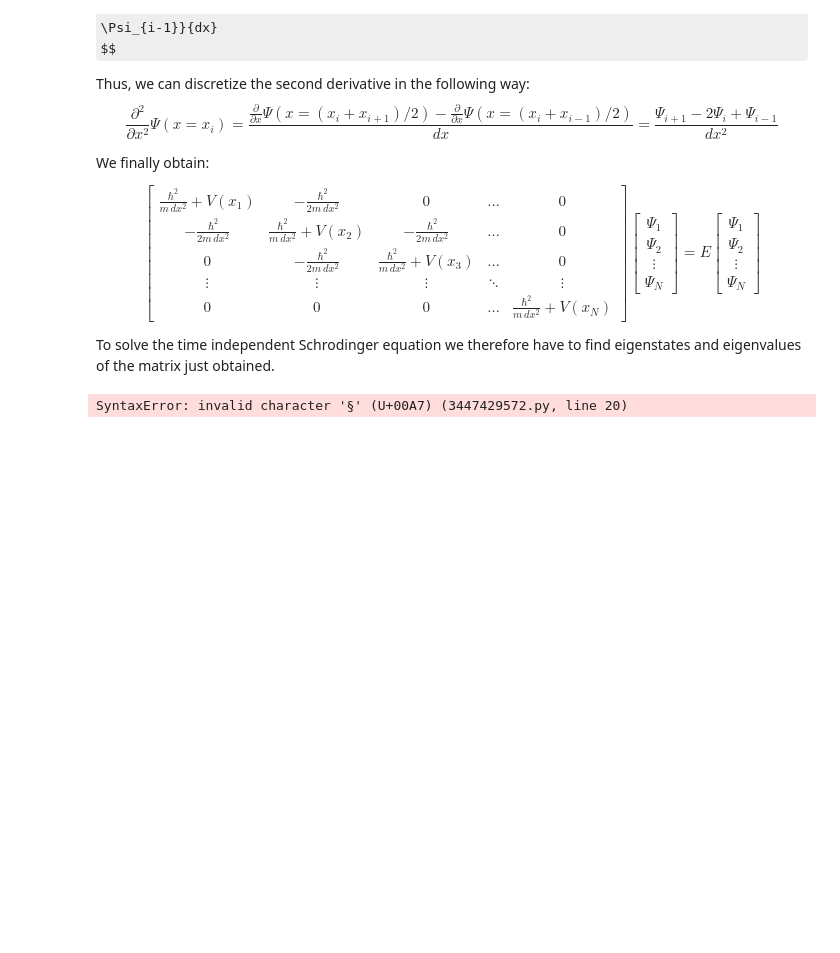
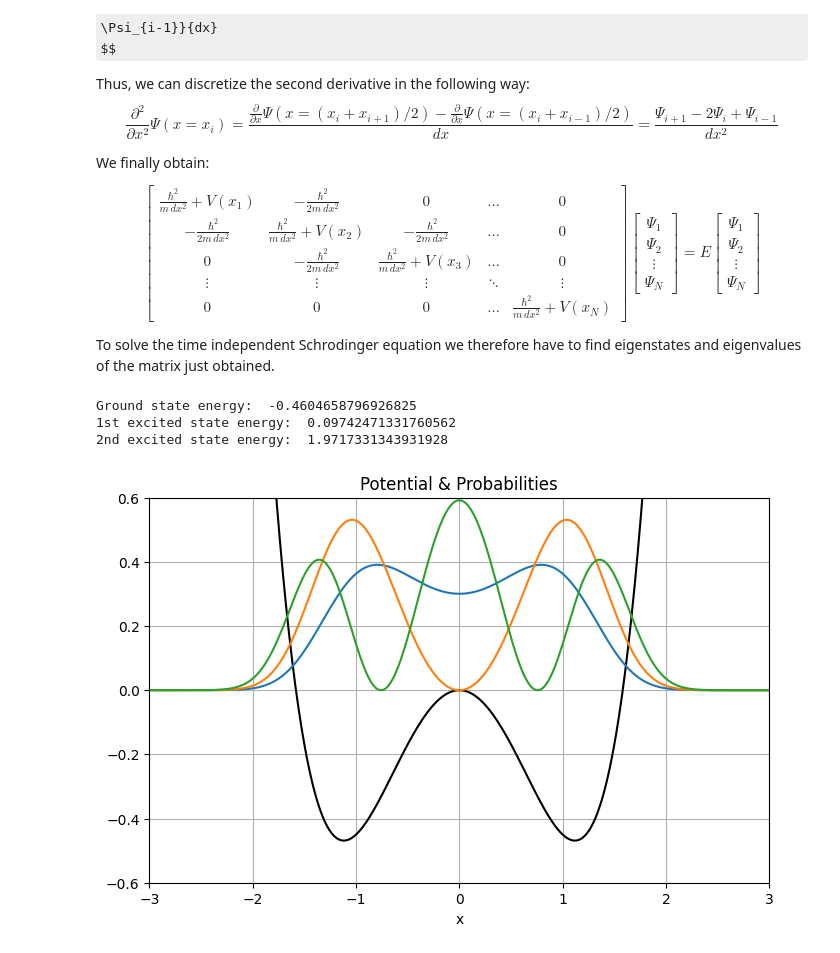
Before and after one commit to ste-cartu/Numerical-Simulation-Laboratory, a Jupyter notebook: Assignments/LSN_Exercises_08.ipynb, the cells around one changed output. Cells and saved outputs as stored; diff of their text form; code cells hidden in the pictures; some formulas as TeX source; blank space fills up the shorter version.

```diff
--- a/Assignments/LSN_Exercises_08.ipynb
+++ b/Assignments/LSN_Exercises_08.ipynb
@@ -130,37 +130,40 @@ V = Vpot(x)
 
 # The central differences method: f" = (f_1 - 2*f_0 + f_-1)/dx^2
 
-CDiff = np.diag(np.ones(N-1),-1)-2*np.diag(np.ones(N),0)+np.diag(np.ones(N-1 §),1)
+CDiff = np.diag(np.ones(N-1),-1)-2*np.diag(np.ones(N),0)+np.diag(np.ones(N-1),1)
 # np.diag(np.array,k) construct a "diagonal" matrix using the np.array
 # The default is k=0. Use k>0 for diagonals above the main diagonal,
 # and k<0 for diagonals below the main diagonal
 
 # Hamiltonian matrix
 H = (-(hbar**2)*CDiff)/(2*m*dx**2) + np.diag(V)
 
 # Compute eigenvectors and their eigenvalues
 E,psi = np.linalg.eigh(H)
 
 # Take the transpose & normalize
 psi = np.transpose(psi)
 psi = psi/np.sqrt(dx)
 
 print("Ground state energy: ", E[0])
 print("1st excited state energy: ", E[1])
 print("2nd excited state energy: ", E[2])
 
 # Plot a few things
 plt.figure(figsize=(8,5))
 scale = 0.3
 plt.plot(x, scale*V, color="Black", label="Potential") # plot the potential
 plt.plot(x,(psi[0])**2)
 plt.plot(x,(psi[1])**2)
 plt.plot(x,(psi[2])**2)
 plt.title("Potential & Probabilities")
 plt.xlabel("x")
 plt.grid(True)
 plt.xlim((-3,3))
 plt.ylim((-0.6,0.6))
 plt.show()
 # %% [output]
-SyntaxError: invalid character '§' (U+00A7) (3447429572.py, line 20)
+Ground state energy:  -0.4604658796926825
+1st excited state energy:  0.09742471331760562
+2nd excited state energy:  1.9717331343931928
+[figure, added]
```
Also changed, not shown: 1 other file.
